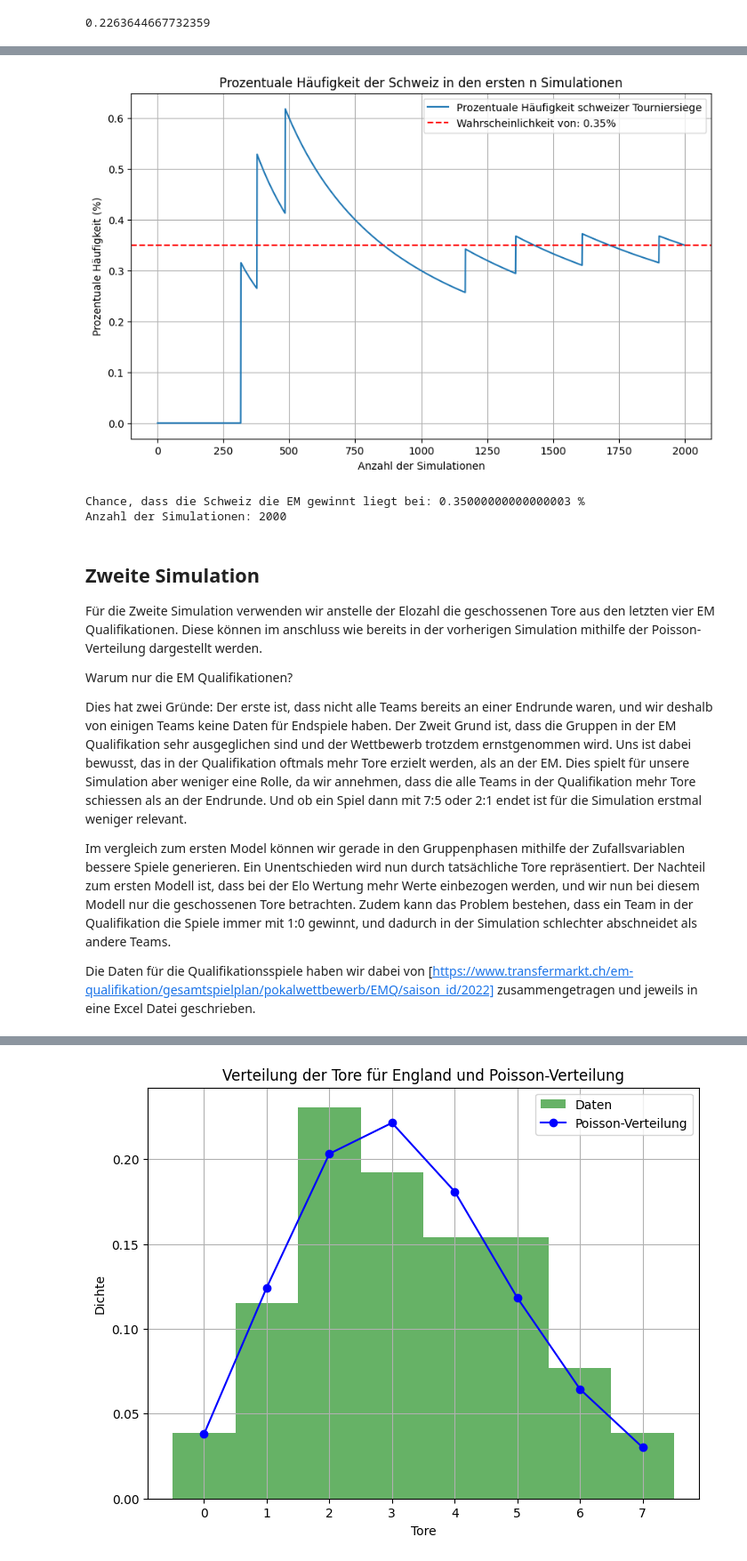
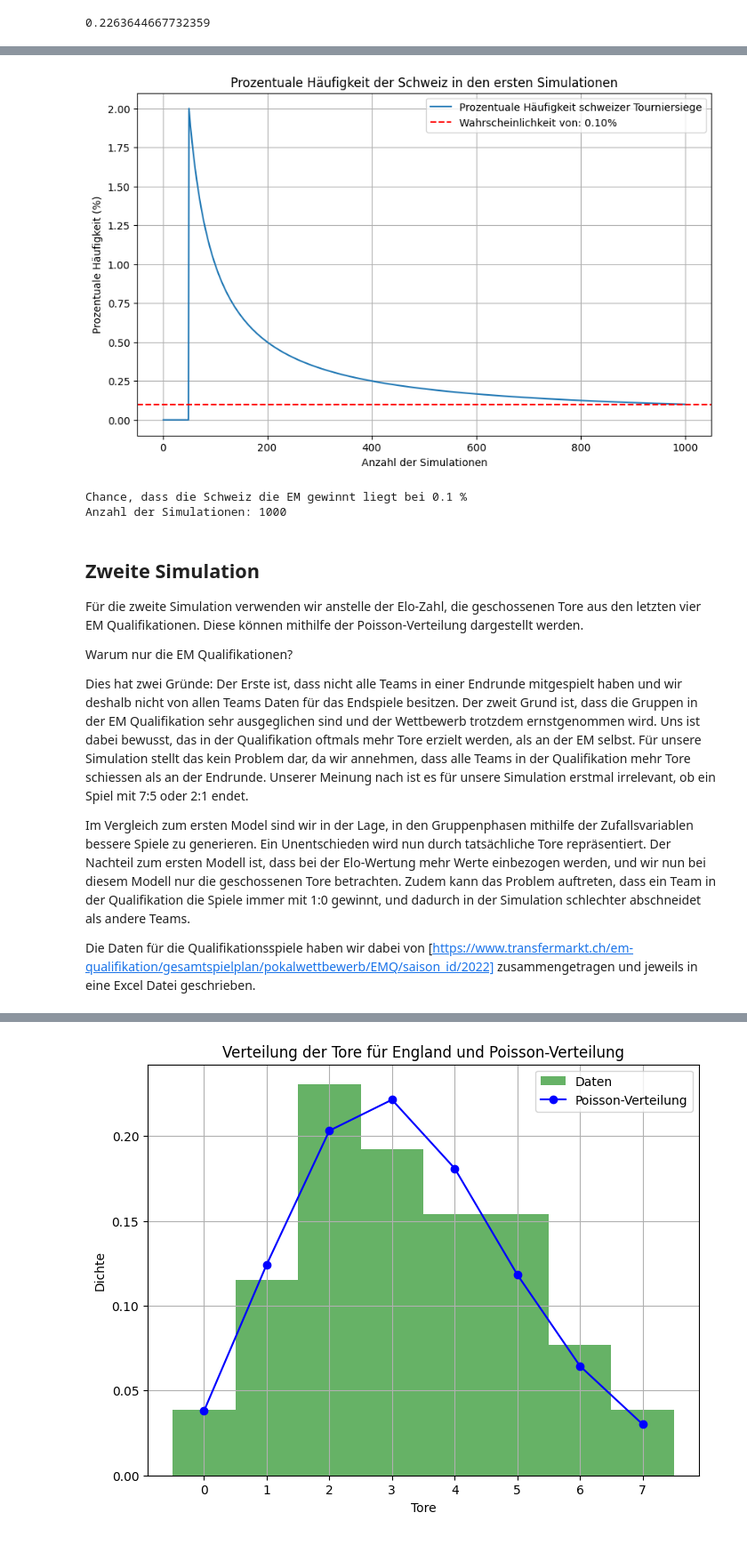
Before and after one commit to Sandra-Senn/propability_soccer_winning, a Jupyter notebook: OMC_WER.ipynb, the cells around one changed output, grey strips where cells are left out. Shown at 89% size. Saved outputs shown, nothing was run; the diff lists cells and outputs as text; code cells hidden in the pictures.

```diff
--- a/OMC_WER.ipynb
+++ b/OMC_WER.ipynb
@@ -368,47 +380,50 @@ plt.show()
 # %%
 simulated_data_elo = pd.read_excel('./tournament_winners_ELO1.xlsx')
 
 def plot_häufigkeit(data):
     percentages = []
 
     for i in range(1, len(data)+1):
         current_slice = data["Winner"][:i]
         count_schweiz = current_slice[current_slice == 'Schweiz'].count()
         percentage = (count_schweiz / i) * 100
         percentages.append(percentage)
 
     last_percentage = percentages[-1]
 
     plt.figure(figsize=(10, 6))
     plt.plot(range(1, len(data) + 1), percentages, label='Prozentuale Häufigkeit schweizer Tourniersiege')
     plt.axhline(y=percentages[-1], color='r', linestyle='--', label=f'Wahrscheinlichkeit von: {percentages[-1]:.2f}%')
     plt.xlabel('Anzahl der Simulationen')
     plt.ylabel('Prozentuale Häufigkeit (%)')
-    plt.title('Prozentuale Häufigkeit der Schweiz in den ersten n Simulationen')
+    plt.title('Prozentuale Häufigkeit der Schweiz in den ersten Simulation')
     plt.legend()
     plt.grid(True)
     plt.show()
 
-    print("Chance, dass die Schweiz die EM gewinnt liegt bei:", percentage, "%")
+    print("Chance, dass die Schweiz die EM gewinnt liegt bei", percentage, "%")
     print("Anzahl der Simulationen:", len(data))
 
 plot_häufigkeit(simulated_data_elo)
 # %% [output]
-[figure, old version]
+[figure, new version]
-Chance, dass die Schweiz die EM gewinnt liegt bei: 0.35000000000000003 %
-Anzahl der Simulationen: 2000
+Chance, dass die Schweiz die EM gewinnt liegt bei 0.1 %
+Anzahl der Simulationen: 1000
 # %% [markdown]
 ## Zweite Simulation
 
-Für die Zweite Simulation verwenden wir anstelle der Elozahl die geschossenen Tore aus den letzten vier EM Qualifikationen. Diese können im anschluss wie bereits in der vorherigen Simulation mithilfe der Poisson-Verteilung dargestellt werden.
+Für die zweite Simulation verwenden wir anstelle der Elo-Zahl, die geschossenen Tore aus den letzten vier EM Qualifikationen.
+Diese können mithilfe der Poisson-Verteilung dargestellt werden.
 
 Warum nur die EM Qualifikationen?
 
 Dies hat zwei Gründe:
-Der erste ist, dass nicht alle Teams bereits an einer Endrunde waren, und wir deshalb von einigen Teams keine Daten für Endspiele haben.
-Der Zweit Grund ist, dass die Gruppen in der EM Qualifikation sehr ausgeglichen sind und der Wettbewerb trotzdem ernstgenommen wird. Uns ist dabei bewusst, das in der Qualifikation oftmals mehr Tore erzielt werden, als an der EM. Dies spielt für unsere Simulation aber weniger eine Rolle, da wir annehmen, dass die alle Teams in der Qualifikation mehr Tore schiessen als an der Endrunde. Und ob ein Spiel dann mit 7:5 oder 2:1 endet ist für die Simulation erstmal weniger relevant.
+Der Erste ist, dass nicht alle Teams in einer Endrunde mitgespielt haben und wir deshalb nicht von allen Teams Daten für das Endspiele besitzen.
+Der zweit Grund ist, dass die Gruppen in der EM Qualifikation sehr ausgeglichen sind und der Wettbewerb trotzdem ernstgenommen wird. Uns ist dabei bewusst, das in der Qualifikation oftmals mehr Tore erzielt werden, als an der EM selbst.
+Für unsere Simulation stellt das kein Problem dar, da wir annehmen, dass alle Teams in der Qualifikation mehr Tore schiessen als an der Endrunde. Unserer Meinung nach ist es für unsere Simulation erstmal irrelevant, ob ein Spiel mit 7:5 oder 2:1 endet.
 
-Im vergleich zum ersten Model können wir gerade in den Gruppenphasen mithilfe der Zufallsvariablen bessere Spiele generieren. Ein Unentschieden wird nun durch tatsächliche Tore repräsentiert. Der Nachteil zum ersten Modell ist, dass bei der Elo Wertung mehr Werte einbezogen werden, und wir nun bei diesem Modell nur die geschossenen Tore betrachten. Zudem kann das Problem bestehen, dass ein Team in der Qualifikation die Spiele immer mit 1:0 gewinnt, und dadurch in der Simulation schlechter abschneidet als andere Teams.
+Im Vergleich zum ersten Model sind wir in der Lage, in den Gruppenphasen mithilfe der Zufallsvariablen bessere Spiele zu generieren. Ein Unentschieden wird nun durch tatsächliche Tore repräsentiert.
+Der Nachteil zum ersten Modell ist, dass bei der Elo-Wertung mehr Werte einbezogen werden, und wir nun bei diesem Modell nur die geschossenen Tore betrachten. Zudem kann das Problem auftreten, dass ein Team in der Qualifikation die Spiele immer mit 1:0 gewinnt, und dadurch in der Simulation schlechter abschneidet als andere Teams.
 
 Die Daten für die Qualifikationsspiele haben wir dabei von [https://www.transfermarkt.ch/em-qualifikation/gesamtspielplan/pokalwettbewerb/EMQ/saison_id/2022] zusammengetragen und jeweils in eine Excel Datei geschrieben.
 # %%
```
Also changed, not shown: parts of 22 cells of this notebook, 2 other files.
